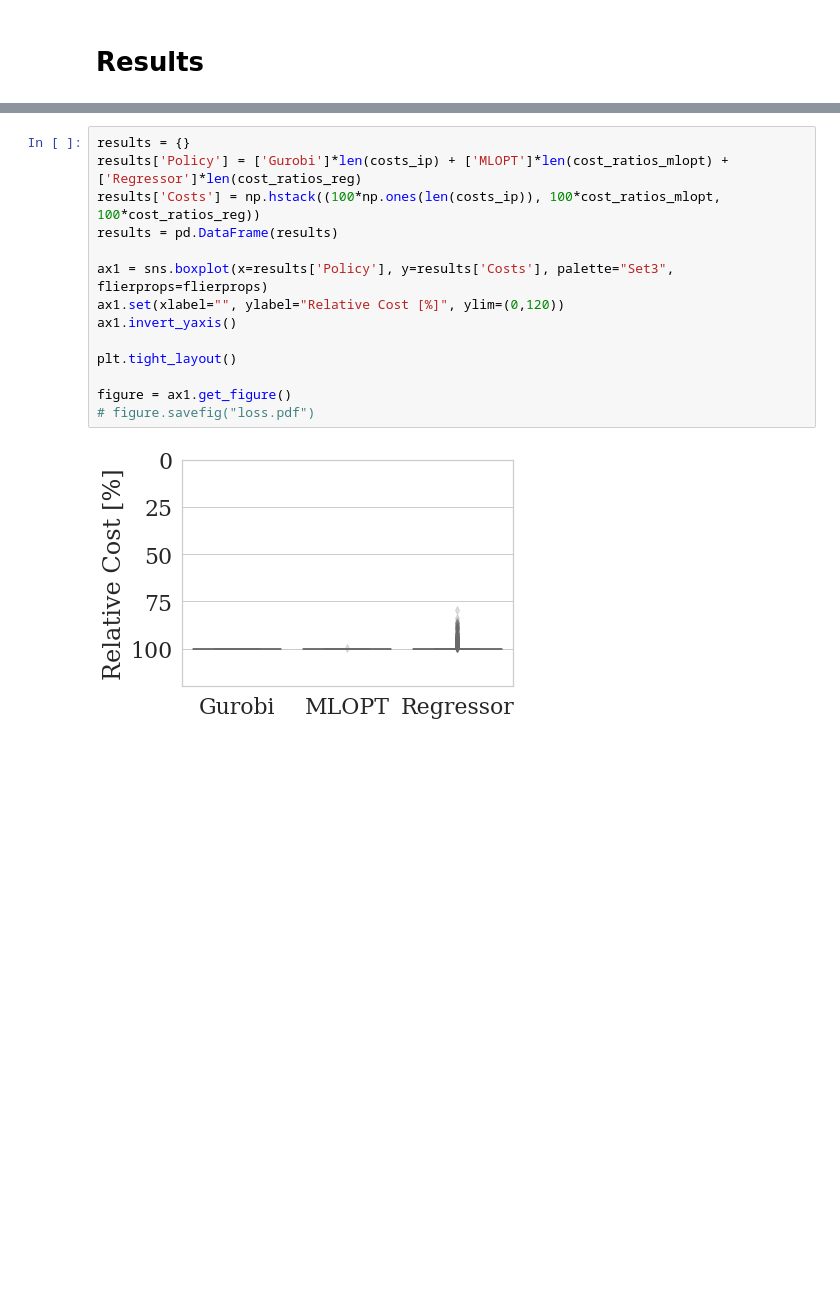
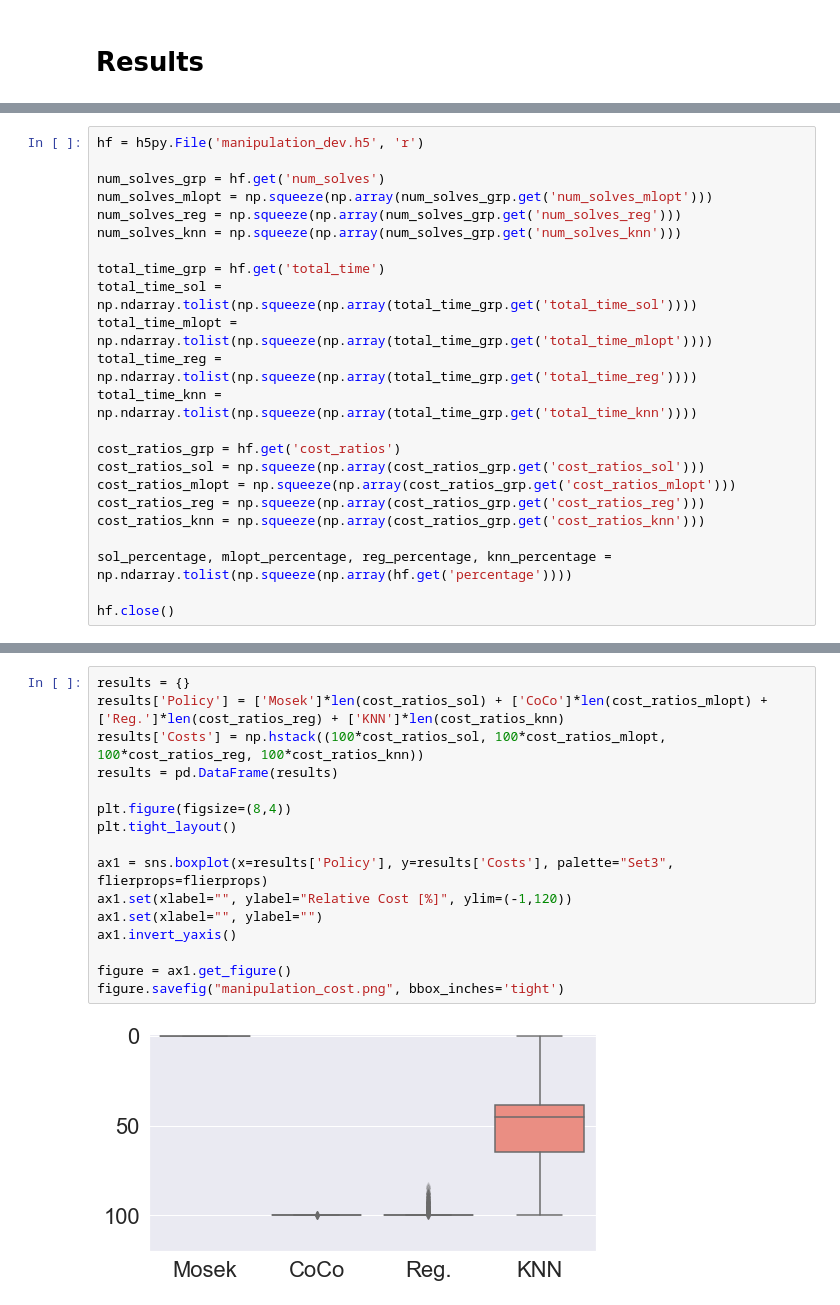
Before and after one commit to StanfordASL/CoCo, a Jupyter notebook: manipulation_dev.ipynb, the cells around one changed output, grey strips where cells are left out. Saved outputs shown, nothing was run; the diff lists cells and outputs as text; blank space fills up the shorter version.

```diff
--- a/manipulation_dev.ipynb
+++ b/manipulation_dev.ipynb
@@ -209 +392,24 @@ flierprops = {'alpha':0.2}
+# %%
+hf = h5py.File('manipulation_dev.h5', 'r')
+
+num_solves_grp = hf.get('num_solves')
+num_solves_mlopt = np.squeeze(np.array(num_solves_grp.get('num_solves_mlopt')))
+num_solves_reg = np.squeeze(np.array(num_solves_grp.get('num_solves_reg')))
+num_solves_knn = np.squeeze(np.array(num_solves_grp.get('num_solves_knn')))
+
+total_time_grp = hf.get('total_time')
+total_time_sol = np.ndarray.tolist(np.squeeze(np.array(total_time_grp.get('total_time_sol'))))
+total_time_mlopt = np.ndarray.tolist(np.squeeze(np.array(total_time_grp.get('total_time_mlopt'))))
+total_time_reg = np.ndarray.tolist(np.squeeze(np.array(total_time_grp.get('total_time_reg'))))
+total_time_knn = np.ndarray.tolist(np.squeeze(np.array(total_time_grp.get('total_time_knn'))))
+
+cost_ratios_grp = hf.get('cost_ratios')
+cost_ratios_sol = np.squeeze(np.array(cost_ratios_grp.get('cost_ratios_sol')))
+cost_ratios_mlopt = np.squeeze(np.array(cost_ratios_grp.get('cost_ratios_mlopt')))
+cost_ratios_reg = np.squeeze(np.array(cost_ratios_grp.get('cost_ratios_reg')))
+cost_ratios_knn = np.squeeze(np.array(cost_ratios_grp.get('cost_ratios_knn')))
+
+sol_percentage, mlopt_percentage, reg_percentage, knn_percentage = np.ndarray.tolist(np.squeeze(np.array(hf.get('percentage'))))
+
+hf.close()
 # %%
@@ -252,16 +465,18 @@ figure = ax1.get_figure()
 # %%
 results = {}
-results['Policy'] = ['Gurobi']*len(costs_ip) + ['MLOPT']*len(cost_ratios_mlopt) + ['Regressor']*len(cost_ratios_reg)
-results['Costs'] = np.hstack((100*np.ones(len(costs_ip)), 100*cost_ratios_mlopt, 100*cost_ratios_reg))
+results['Policy'] = ['Mosek']*len(cost_ratios_sol) + ['CoCo']*len(cost_ratios_mlopt) + ['Reg.']*len(cost_ratios_reg) + ['KNN']*len(cost_ratios_knn)
+results['Costs'] = np.hstack((100*cost_ratios_sol, 100*cost_ratios_mlopt, 100*cost_ratios_reg, 100*cost_ratios_knn))
 results = pd.DataFrame(results)
 
+plt.figure(figsize=(8,4))
+plt.tight_layout()
+
 ax1 = sns.boxplot(x=results['Policy'], y=results['Costs'], palette="Set3", flierprops=flierprops)
-ax1.set(xlabel="", ylabel="Relative Cost [%]", ylim=(0,120))
+ax1.set(xlabel="", ylabel="Relative Cost [%]", ylim=(-1,120))
+ax1.set(xlabel="", ylabel="")
 ax1.invert_yaxis()
 
-plt.tight_layout()
-
 figure = ax1.get_figure()
-# figure.savefig("loss.pdf")
+figure.savefig("manipulation_cost.png", bbox_inches='tight')
 # %% [output]
-[figure, old version]
+[figure, new version]
```
Also changed, not shown: parts of 24 cells of this notebook, 11 other files.
